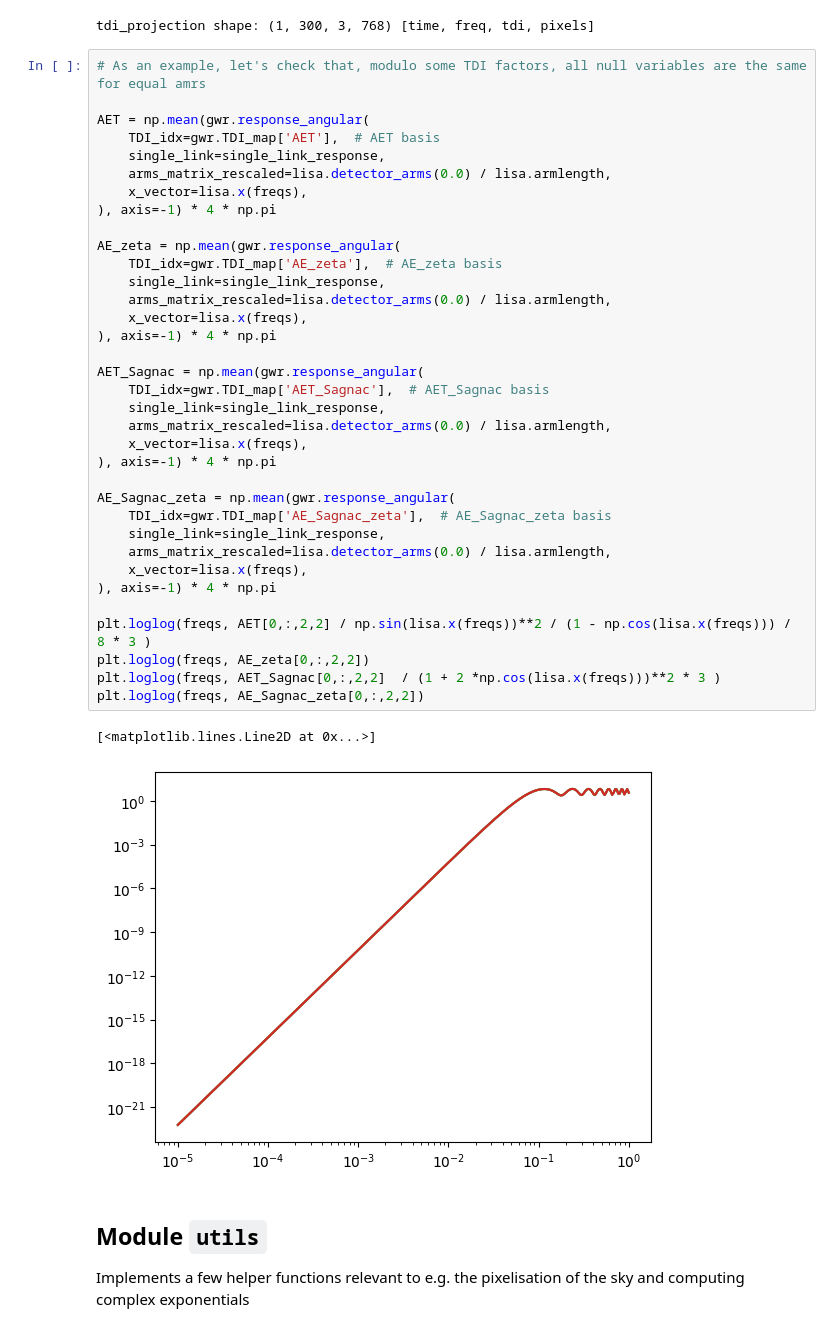
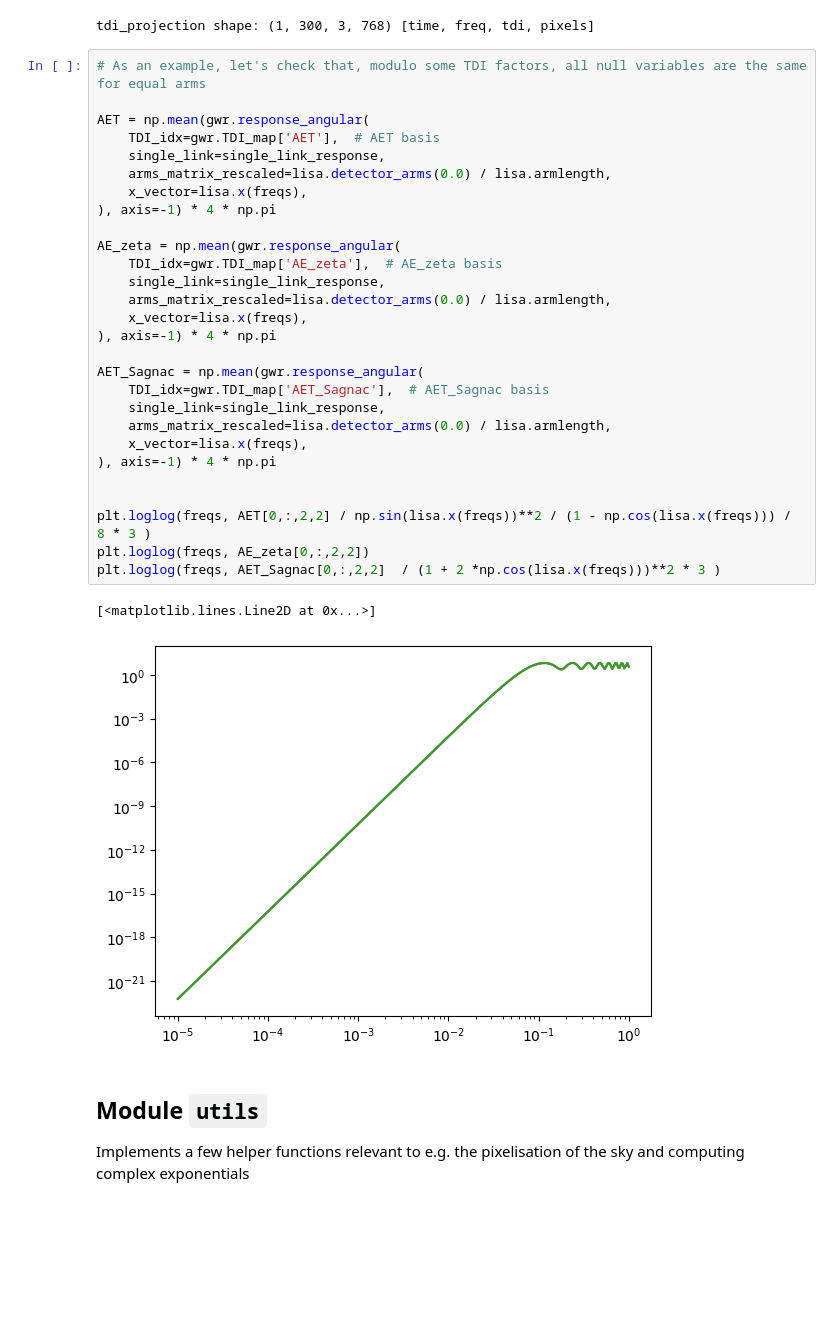
Before and after one commit to Mauropieroni/GW_response, a Jupyter notebook: tutorial.ipynb, the cells around one changed output. Cells and saved outputs as stored; diff of their text form; blank space fills up the shorter version.

```diff
--- a/tutorial.ipynb
+++ b/tutorial.ipynb
@@ -1097,43 +1097,36 @@ if GENERATE_TEST_DATA:
 # %% [output]
 tdi_projection shape: (1, 300, 3, 768) [time, freq, tdi, pixels]
 # %%
-# As an example, let's check that, modulo some TDI factors, all null variables are the same for equal amrs
+# As an example, let's check that, modulo some TDI factors, all null variables are the same for equal arms
 
 AET = np.mean(gwr.response_angular(
     TDI_idx=gwr.TDI_map['AET'],  # AET basis
     single_link=single_link_response,
     arms_matrix_rescaled=lisa.detector_arms(0.0) / lisa.armlength,
     x_vector=lisa.x(freqs),
 ), axis=-1) * 4 * np.pi
 
 AE_zeta = np.mean(gwr.response_angular(
     TDI_idx=gwr.TDI_map['AE_zeta'],  # AE_zeta basis
     single_link=single_link_response,
     arms_matrix_rescaled=lisa.detector_arms(0.0) / lisa.armlength,
     x_vector=lisa.x(freqs),
 ), axis=-1) * 4 * np.pi
 
 AET_Sagnac = np.mean(gwr.response_angular(
     TDI_idx=gwr.TDI_map['AET_Sagnac'],  # AET_Sagnac basis
     single_link=single_link_response,
     arms_matrix_rescaled=lisa.detector_arms(0.0) / lisa.armlength,
     x_vector=lisa.x(freqs),
 ), axis=-1) * 4 * np.pi
 
-AE_Sagnac_zeta = np.mean(gwr.response_angular(
-    TDI_idx=gwr.TDI_map['AE_Sagnac_zeta'],  # AE_Sagnac_zeta basis
-    single_link=single_link_response,
-    arms_matrix_rescaled=lisa.detector_arms(0.0) / lisa.armlength,
-    x_vector=lisa.x(freqs),
-), axis=-1) * 4 * np.pi
 
 plt.loglog(freqs, AET[0,:,2,2] / np.sin(lisa.x(freqs))**2 / (1 - np.cos(lisa.x(freqs))) / 8 * 3 )
 plt.loglog(freqs, AE_zeta[0,:,2,2])
 plt.loglog(freqs, AET_Sagnac[0,:,2,2]  / (1 + 2 *np.cos(lisa.x(freqs)))**2 * 3 )
-plt.loglog(freqs, AE_Sagnac_zeta[0,:,2,2])
 # %% [output]
 [<matplotlib.lines.Line2D at 0x...>]
-[figure, old version]
+[figure, new version]
 # %% [markdown]
 ## Module `utils`
 
```
Also changed, not shown: parts of 1 cell of this notebook.
